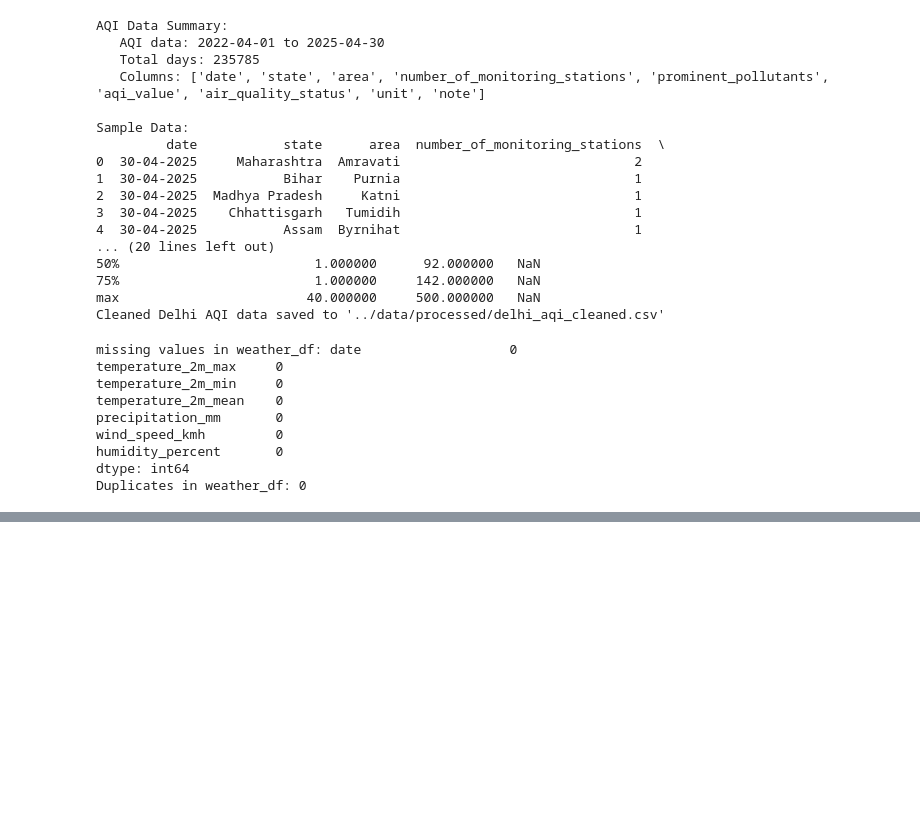
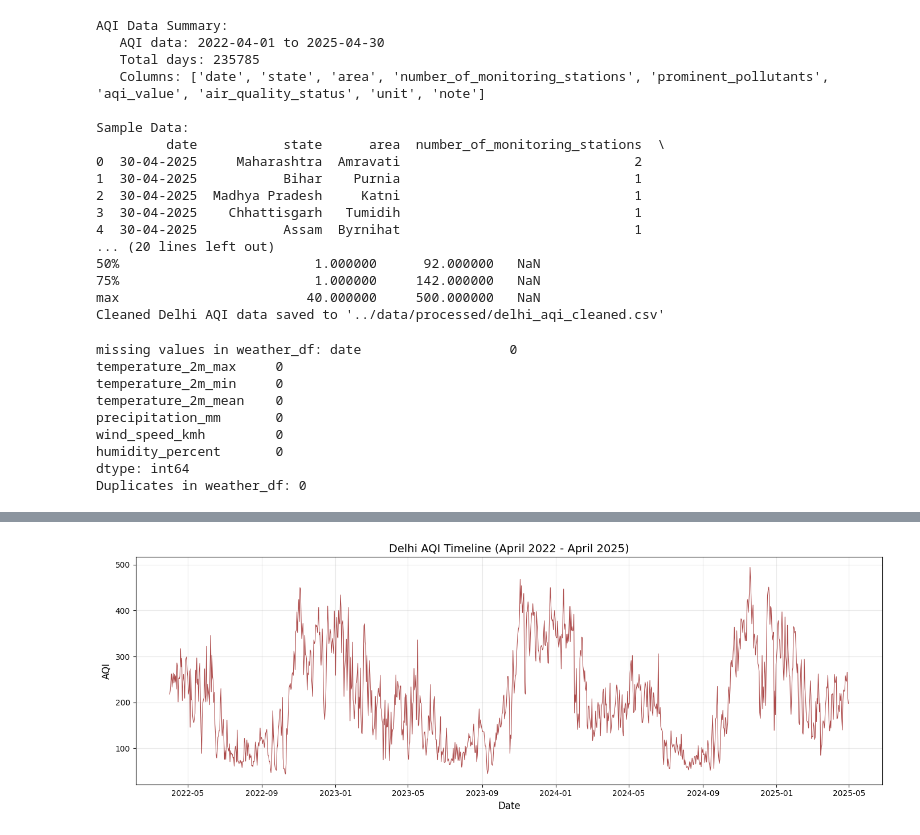
Before and after one commit to Namiiii-sys/Delhi-AQI-Forecast, a Jupyter notebook: notebooks/01_data-exploration.ipynb, the cells around one changed output, grey strips where cells are left out. Cells and saved outputs as stored; diff of their text form; code cells hidden in the pictures; blank space fills up the shorter version.

Commit message:
1/2 Visualizations: key insights

```diff
--- a/notebooks/01_data-exploration.ipynb
+++ b/notebooks/01_data-exploration.ipynb
@@ -113,7 +113,7 @@ weather_df['date'] = pd.to_datetime(weather_df['date'])
 weather_df = weather_df.sort_values('date').reset_index(drop=True)
 
 # Convert wind speed from km/h to m/s (standard for pollution studies)
-weather_df['wind_speed_ms'] = weather_df['wind_speed_kmh'] * 0.27778
+weather_df['wind_speed'] = weather_df['wind_speed_kmh'] * 0.27778
 weather_df = weather_df.drop(columns=['wind_speed_kmh'])
 # %% [output]
 missing values in weather_df: date                   0
@@ -273,0 +242,22 @@ if 'humidity_percent' in merged.columns:
+# %%
+#Adding time based features:
+
+merged['date'] = pd.to_datetime(merged['date'])
+merged['year'] = merged['date'].dt.year
+merged['month'] = merged['date'].dt.month
+merged['day_of_week'] = merged['date'].dt.dayofweek
+merged['is_weekend'] = merged['day_of_week'].isin([5, 6]).astype(int)  # 5=Saturday, 6=Sunday
+
+
+# Add seasons
+def get_season(month):
+    if month in [12, 1, 2]:
+        return 'Winter'
+    elif month in [3, 4, 5, 6]:
+        return 'Summer'
+    elif month in [7, 8, 9]:
+        return 'Monsoon'
+    else:
+        return 'Autumn'
+
+merged['season'] = merged['month'].apply(get_season)
@@ -273,0 +367,13 @@ if 'humidity_percent' in merged.columns:
+# %%
+# Chart 1: AQI Over time (time series)
+
+plt.figure(figsize=(14,5))
+plt.plot(merged['date'],merged["AQI"], linewidth=0.8, color='darkred', alpha=0.7)
+plt.title("Delhi AQI Timeline (April 2022 - April 2025)", fontsize=14)
+plt.xlabel('Date', fontsize=12)
+plt.ylabel('AQI',fontsize=12)
+plt.grid(True, alpha=0.3)
+plt.tight_layout()
+plt.savefig('../data/outputs/01_aqi_timeline.png', dpi=300, bbox_inches='tight')
+# %% [output]
+[figure, added]
```
Also changed, not shown: parts of 10 cells of this notebook, 4 other files.
